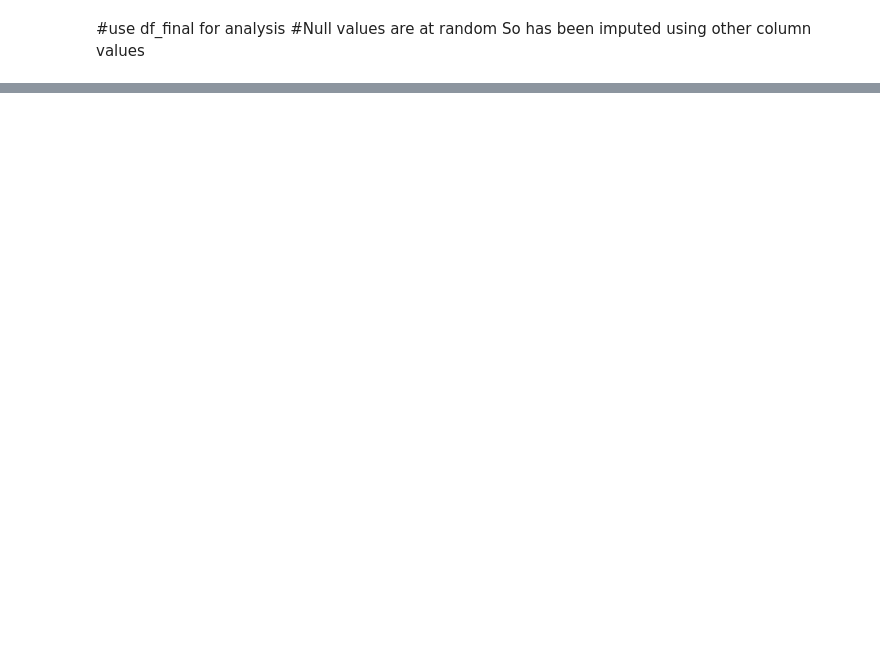
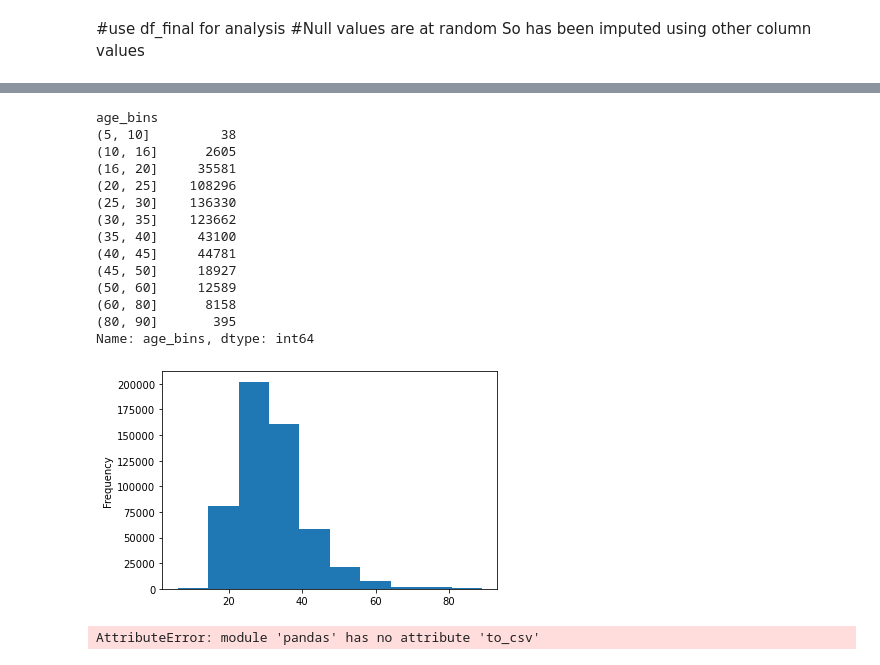
Before and after one commit to KrishnaProf/My-projects, a Jupyter notebook: Telecom Project/Capstone-telecom-Lakshmi.ipynb, the cells around one changed output, grey strips where cells are left out. Saved outputs shown, nothing was run; the diff lists cells and outputs as text; code cells hidden in the pictures; blank space fills up the shorter version.

```diff
--- a/Telecom Project/Capstone-telecom-Lakshmi.ipynb
+++ b/Telecom Project/Capstone-telecom-Lakshmi.ipynb
@@ -508,0 +653,12 @@ dtype: int64
+# %%
+#df2['quantile_ex_1'] = pd.qcut(df2['age'], q=5)
+#df2['quantile_ex_2'] = pd.qcut(df2['age'], q=7, precision=0)
+
+#df2.head()
+
+#df1 = pd.read_csv('cap_df_states.csv')
+#dfuniqdata = df1.drop_duplicates(subset=None, keep='first', inplace=False)
+#dfuniqdata.head()
+dfuniqdata =df2
+
+dfuniqdata['age'].describe()
@@ -508,0 +675,45 @@ dtype: int64
+# %%
+bins = [5,10,16, 20, 25, 30, 35,40,45, 50,60, 80,90]
+dfuniqdata['age_bins'] = pd.cut(dfuniqdata['age'], bins)
+dfuniqdata['age'].plot(kind='hist')
+#dfuniqdata.info()
+#df1.info()
+df3 = dfuniqdata.groupby(['age_bins'])['age_bins'].count()
+print (df3)
+# %% [output]
+age_bins
+(5, 10]         38
+(10, 16]      2605
+(16, 20]     35581
+(20, 25]    108296
+(25, 30]    136330
+(30, 35]    123662
+(35, 40]     43100
+(40, 45]     44781
+(45, 50]     18927
+(50, 60]     12589
+(60, 80]      8158
+(80, 90]       395
+Name: age_bins, dtype: int64
+[figure, added]
+# %%
+df_states=pd.to_csv('cap_df_states.csv', encoding='utf-8')
+df_st=df_states
+#rp_df = df_states.groupby('state').agg({'device_id': ['nunique']}).sort_values(2)
+#rp_df.head(10)
+
+df = df_states.groupby('state')['device_id'].nunique().sort_values(ascending=False).reset_index(name='count')
+df.head(10)
+
+
+
+
+#delaymonthlytrips1.head(1000)
+#dfag =df_states.groupby(['state'],as_index=False)['device_id'].nunique().count()
+#dfag=merged1.query('event_id== "84111"')
+#columns = ['state']
+#dfg = df_states[columns].groupby(df_states['device_id']).nunique()
+#rp_df = df_states.groupby('state').agg({'device_id': ['nunique'],
+#                                      'device_id': [ 'count']})
+# %% [output]
+AttributeError: module 'pandas' has no attribute 'to_csv'
```
Also changed, not shown: parts of 22 cells of this notebook, 2 other files.
